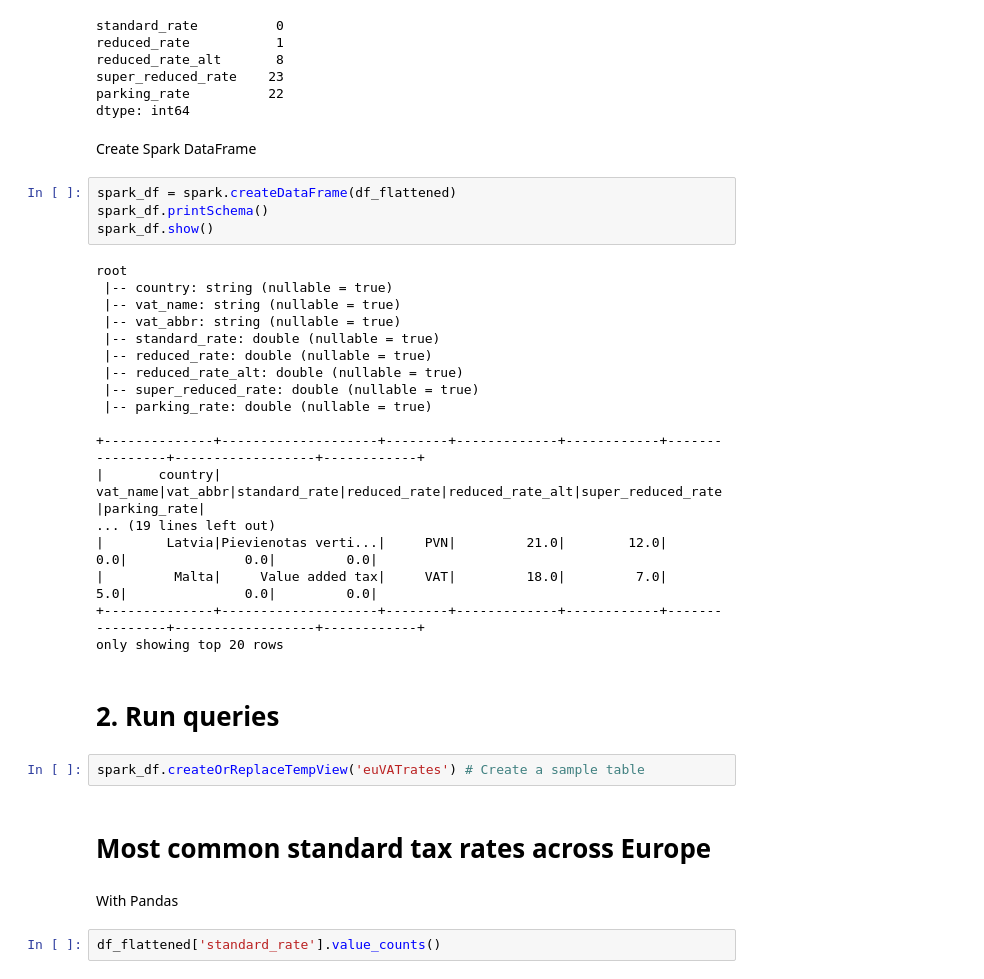
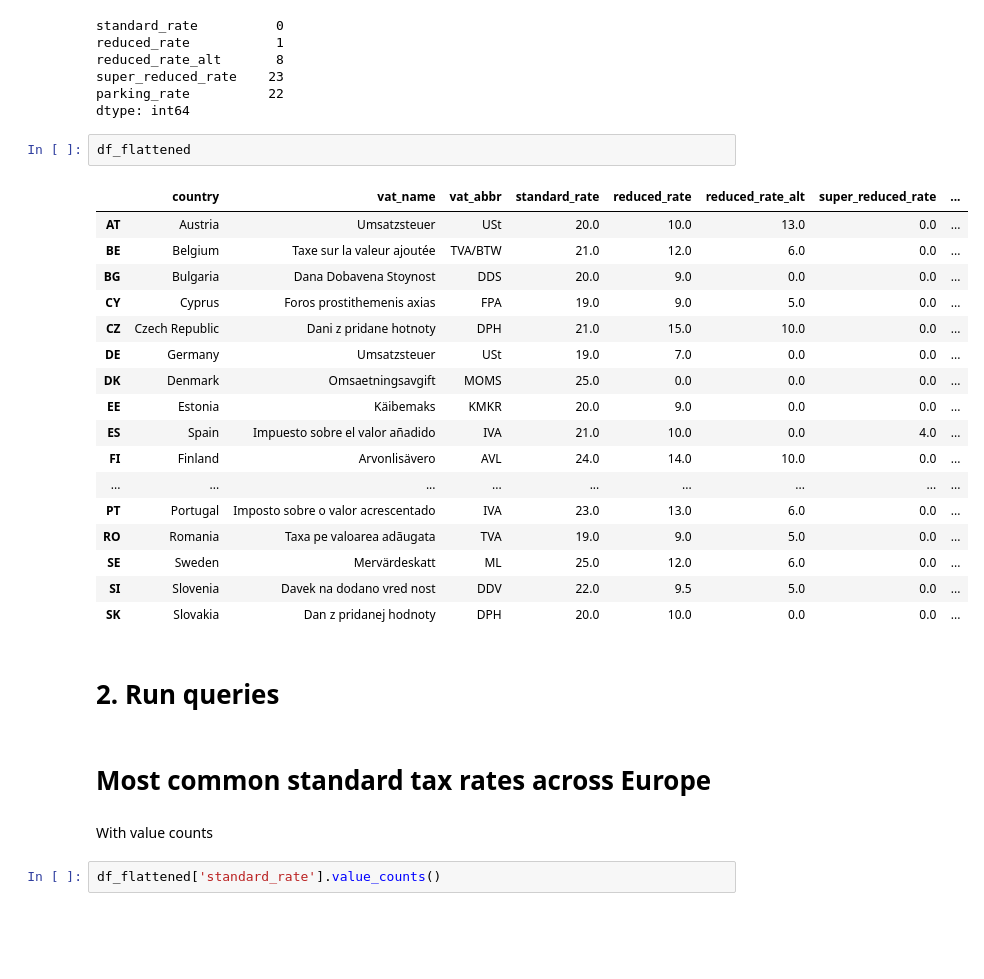
Before and after one commit to catalinaduplat/vat-case-study, a Jupyter notebook: VATRates.ipynb, the cells around one changed output. Saved outputs shown, nothing was run; the diff lists cells and outputs as text; blank space fills up the shorter version.

Commit message:
Add pandas solution

```diff
--- a/VATRates.ipynb
+++ b/VATRates.ipynb
@@ -158,38 +151,32 @@ reduced_rate_alt       8
 super_reduced_rate    23
 parking_rate          22
 dtype: int64
-# %% [markdown]
-Create Spark DataFrame
-# %%
-spark_df = spark.createDataFrame(df_flattened)
-spark_df.printSchema()
-spark_df.show()
-# %% [output]
-root
- |-- country: string (nullable = true)
- |-- vat_name: string (nullable = true)
- |-- vat_abbr: string (nullable = true)
- |-- standard_rate: double (nullable = true)
- |-- reduced_rate: double (nullable = true)
- |-- reduced_rate_alt: double (nullable = true)
- |-- super_reduced_rate: double (nullable = true)
- |-- parking_rate: double (nullable = true)
-
-+--------------+--------------------+--------+-------------+------------+----------------+------------------+------------+
-|       country|            vat_name|vat_abbr|standard_rate|reduced_rate|reduced_rate_alt|super_reduced_rate|parking_rate|
-... (19 lines left out)
-|        Latvia|Pievienotas verti...|     PVN|         21.0|        12.0|             0.0|               0.0|         0.0|
-|         Malta|     Value added tax|     VAT|         18.0|         7.0|             5.0|               0.0|         0.0|
-+--------------+--------------------+--------+-------------+------------+----------------+------------------+------------+
-only showing top 20 rows
+# %%
+df_flattened
+# %% [output]
+|  | country | vat_name | vat_abbr | standard_rate | reduced_rate | reduced_rate_alt | super_reduced_rate | ... |
+| AT | Austria | Umsatzsteuer | USt | 20.0 | 10.0 | 13.0 | 0.0 | ... |
+| BE | Belgium | Taxe sur la valeur ajoutée | TVA/BTW | 21.0 | 12.0 | 6.0 | 0.0 | ... |
+| BG | Bulgaria | Dana Dobavena Stoynost | DDS | 20.0 | 9.0 | 0.0 | 0.0 | ... |
+| CY | Cyprus | Foros prostithemenis axias | FPA | 19.0 | 9.0 | 5.0 | 0.0 | ... |
+| CZ | Czech Republic | Dani z pridane hotnoty | DPH | 21.0 | 15.0 | 10.0 | 0.0 | ... |
+| DE | Germany | Umsatzsteuer | USt | 19.0 | 7.0 | 0.0 | 0.0 | ... |
+| DK | Denmark | Omsaetningsavgift | MOMS | 25.0 | 0.0 | 0.0 | 0.0 | ... |
+| EE | Estonia | Käibemaks | KMKR | 20.0 | 9.0 | 0.0 | 0.0 | ... |
+| ES | Spain | Impuesto sobre el valor añadido | IVA | 21.0 | 10.0 | 0.0 | 4.0 | ... |
+| FI | Finland | Arvonlisävero | AVL | 24.0 | 14.0 | 10.0 | 0.0 | ... |
+| ... | ... | ... | ... | ... | ... | ... | ... | ... |
+| PT | Portugal | Imposto sobre o valor acrescentado | IVA | 23.0 | 13.0 | 6.0 | 0.0 | ... |
+| RO | Romania | Taxa pe valoarea adãugata | TVA | 19.0 | 9.0 | 5.0 | 0.0 | ... |
+| SE | Sweden | Mervärdeskatt | ML | 25.0 | 12.0 | 6.0 | 0.0 | ... |
+| SI | Slovenia | Davek na dodano vred nost | DDV | 22.0 | 9.5 | 5.0 | 0.0 | ... |
+| SK | Slovakia | Dan z pridanej hodnoty | DPH | 20.0 | 10.0 | 0.0 | 0.0 | ... |
 # %% [markdown]
 # 2. Run queries
-# %%
-spark_df.createOrReplaceTempView('euVATrates') # Create a sample table
 # %% [markdown]
 # Most common standard tax rates across Europe
-# %% [markdown]
-With Pandas
+# %% [markdown]
+With value counts
 # %%
 df_flattened['standard_rate'].value_counts()
 # %% [output]
```
Also changed, not shown: parts of 20 cells of this notebook, 3 other files.
